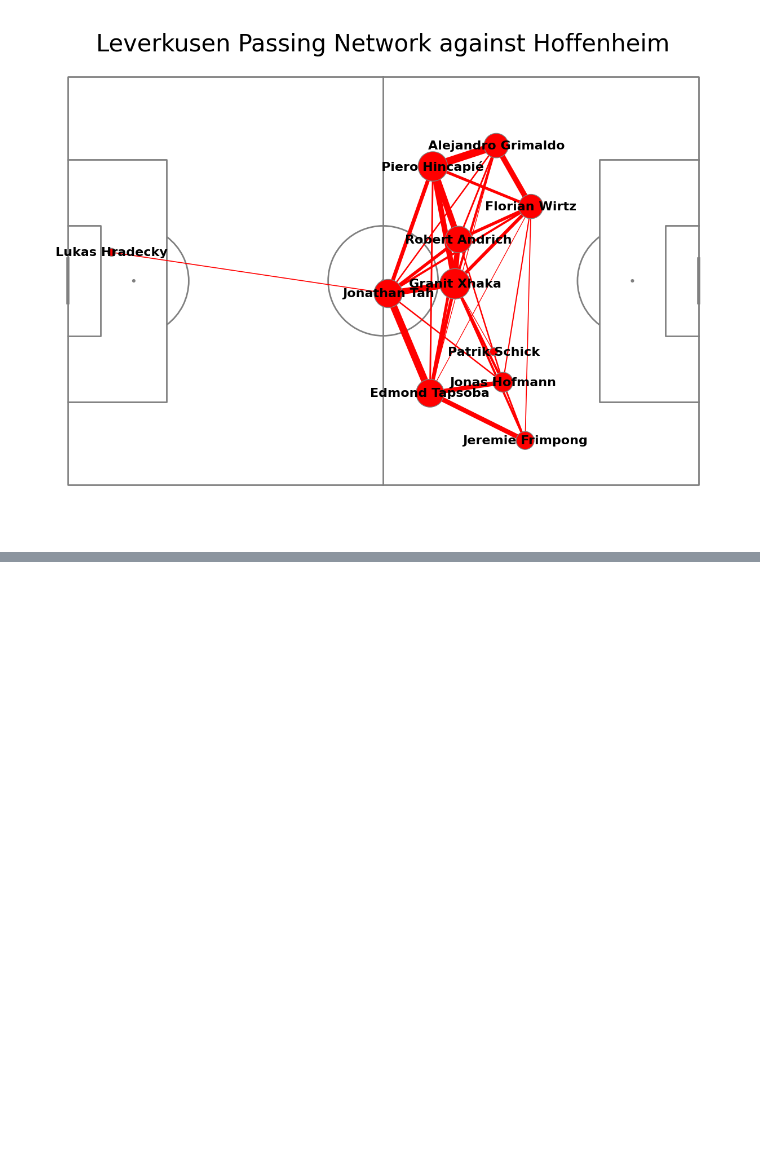
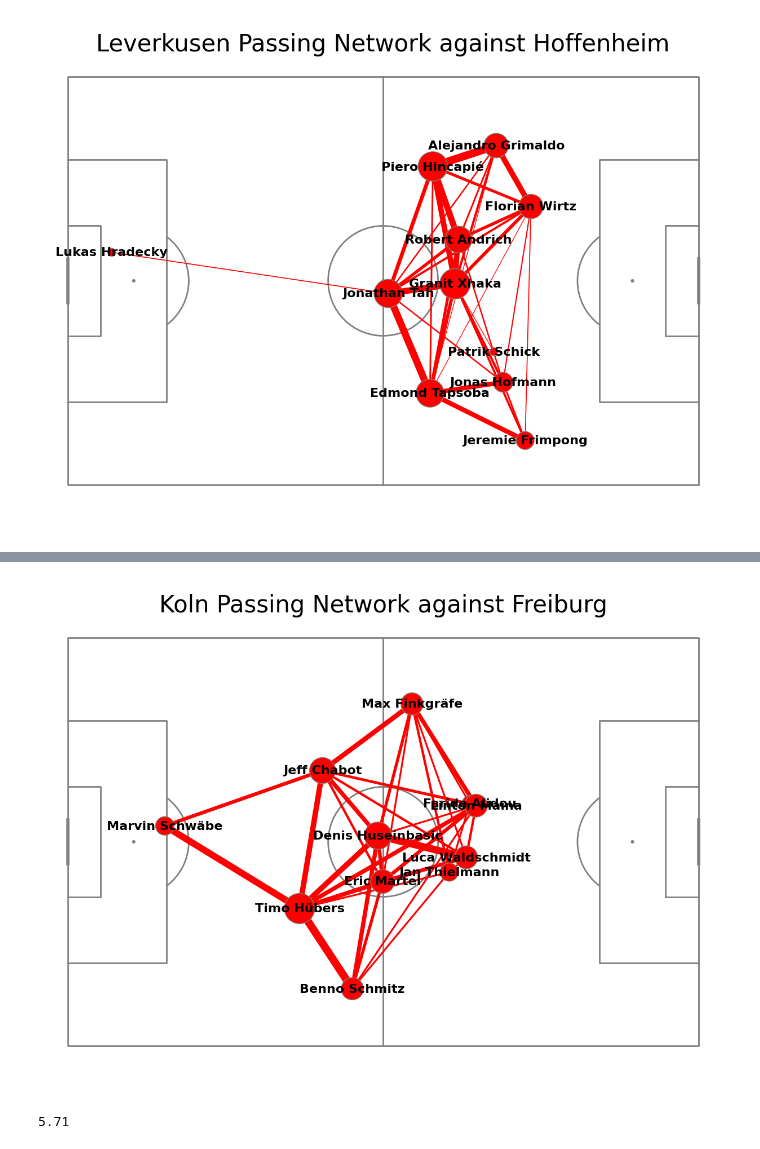
Before and after one commit to Alexander-Rees/SoccerImpectHackathon, a Jupyter notebook: Testing.ipynb, the cells around one changed output, grey strips where cells are left out. Cells and saved outputs as stored; diff of their text form; code cells hidden in the pictures; blank space fills up the shorter version.

```diff
--- a/Testing.ipynb
+++ b/Testing.ipynb
@@ -329,0 +461,78 @@ plt.show()
+# %%
+# Koln pass network #TODO: make it reusable
+df_pass_koln["pair_key"] = df_pass_koln.apply(lambda x: "_".join(sorted([x["player_name"], x["receiver_player_name"]])), axis=1)
+lines_df = df_pass_koln.groupby(["pair_key"]).size().reset_index(name='pass_count')
+#setting a treshold. You can try to investigate how it changes when you change it.
+lines_df = lines_df[lines_df['pass_count']>2]
+
+###
+# Create a list to collect player data
+koln_player_data = []
+
+for name in df_pass_koln["player_name"].unique():
+    passx = df_pass_koln.loc[df_pass_koln["player_name"] == name]["coordinates_x"].to_numpy()
+    recx = df_pass_koln.loc[df_pass_koln["receiver_player_name"] == name]["end_coordinates_x"].to_numpy()
+    passy = df_pass_koln.loc[df_pass_koln["player_name"] == name]["coordinates_y"].to_numpy()
+    recy = df_pass_koln.loc[df_pass_koln["receiver_player_name"] == name]["end_coordinates_y"].to_numpy()
+
+    pass_count = len(passx) + len(recx)  # Count total passes and receptions
+
+    koln_player_data.append({
+        "player_name": name,
+        "coordinates_x": np.mean(np.concatenate([passx, recx])) if len(passx) > 0 or len(recx) > 0 else 0,
+        "coordinates_y": np.mean(np.concatenate([passy, recy])) if len(passy) > 0 or len(recy) > 0 else 0,
+        "no": pass_count
+    })
+
+# Create DataFrame from list
+scatter_df = pd.DataFrame(koln_player_data)
+
+# Calculate marker size based on pass count
+scatter_df['marker_size'] = (scatter_df['no'] / scatter_df['no'].max() * 1500)
+####
+
+
+pitch = Pitch(pitch_type='impect',line_color='grey')
+
+fig, ax = pitch.grid(grid_height=0.9, title_height=0.06, axis=False,
+                     endnote_height=0.04, title_space=0, endnote_space=0)
+pitch.scatter(scatter_df.coordinates_x, scatter_df.coordinates_y, s=scatter_df.marker_size, color='red', edgecolors='grey', linewidth=1, alpha=1, ax=ax["pitch"], zorder = 3)
+for i, row in scatter_df.iterrows():
+    pitch.annotate(row.player_name, xy=(row.coordinates_x, row.coordinates_y), c='black', va='center', ha='center', weight = "bold", size=16, ax=ax["pitch"], zorder = 4)
+
+for i, row in lines_df.iterrows():
+        player1 = row["pair_key"].split("_")[0]
+        player2 = row['pair_key'].split("_")[1]
+        #take the average location of players to plot a line between them
+        player1_x = scatter_df.loc[scatter_df["player_name"] == player1]['coordinates_x'].iloc[0]
+        player1_y = scatter_df.loc[scatter_df["player_name"] == player1]['coordinates_y'].iloc[0]
+        player2_x = scatter_df.loc[scatter_df["player_name"] == player2]['coordinates_x'].iloc[0]
+        player2_y = scatter_df.loc[scatter_df["player_name"] == player2]['coordinates_y'].iloc[0]
+        num_passes = row["pass_count"]
+        #adjust the line width so that the more passes, the wider the line
+        line_width = (num_passes / lines_df['pass_count'].max() * 10)
+        #plot lines on the pitch
+        pitch.lines(player1_x, player1_y, player2_x, player2_y,
+                        alpha=1, lw=line_width, zorder=2, color="red", ax = ax["pitch"])
+
+fig.suptitle("Koln Passing Network against Freiburg", fontsize = 30)
+plt.show()
+# %% [output]
+[figure, added]
+# %%
+# Checking for Freiburg now:
+#get first sub index
+freiburg_sub = koln_freiburg_df.loc[koln_freiburg_df["event_type"] == "SUBSTITUTION"].loc[koln_freiburg_df["team_id"] == '34'].index[0]
+
+df_freiburg = koln_freiburg_df[(koln_freiburg_df.event_type == 'PASS') & (koln_freiburg_df.team_id == '34') & (koln_freiburg_df.set_piece_type != "THROW_IN")]
+df_freiburg = df_freiburg[df_freiburg['index'] < freiburg_sub]
+
+# Taking necessary columns - now using player_name and receiver_player_name
+df_pass_freiburg = df_freiburg[['coordinates_x', 'coordinates_y', 'end_coordinates_x', 'end_coordinates_y', "player_name", "receiver_player_name"]].copy()
+
+# Remove rows where player_name or receiver_player_name are NaN
+df_pass_freiburg = df_pass_freiburg.dropna(subset=['player_name', 'receiver_player_name'])
+
+print(centralisation_eval(df_pass_freiburg))
+# %% [output]
+5.71
```
Also changed, not shown: parts of 9 cells of this notebook.
